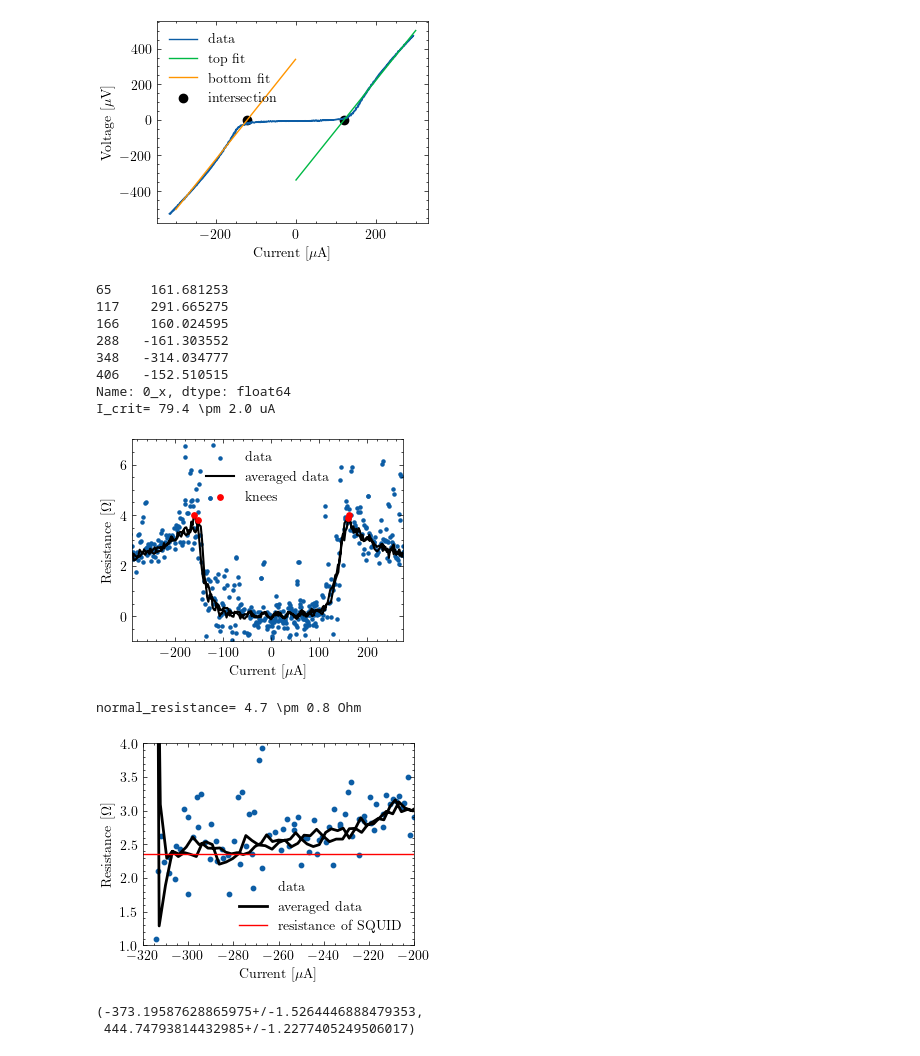
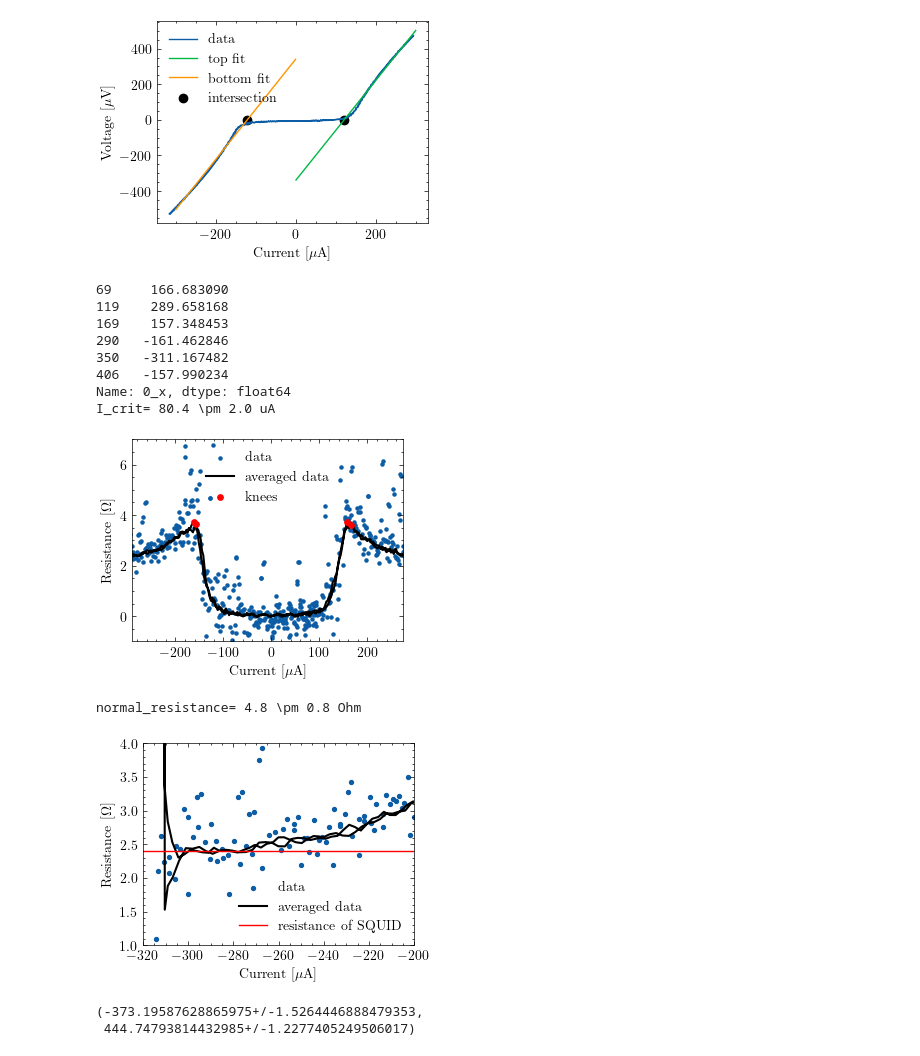
Before and after one commit to emhl/FP1, a Jupyter notebook: SQUID.ipynb, the cells around one changed output. Cells and saved outputs as stored; diff of their text form; code cells hidden in the pictures.

Commit message:
optimize plots

```diff
--- a/SQUID.ipynb
+++ b/SQUID.ipynb
@@ -129,7 +129,7 @@ print(f"width= {width*1e-3:L} mA")
 width= 0.2423 \pm 0.0026 mA
 [figure]
 # %%
-w = 4
+w = 8
 x,y = liquid_nitrogen['0_x'].rolling(window=w).mean(), liquid_nitrogen['0_y'].rolling(window=w).mean()
 plt.scatter(liquid_nitrogen['0_x'], np.gradient(liquid_nitrogen['0_y'], liquid_nitrogen['0_x']), s=5,label='data')
 
@@ -166,37 +166,37 @@ print(f"I_crit= {critical_current*1e6:L} uA")
 
 plt.savefig('SQUID/output/2-critical-current.pdf')
 # %% [output]
-65     161.681253
-117    291.665275
-166    160.024595
-288   -161.303552
-348   -314.034777
-406   -152.510515
+69     166.683090
+119    289.658168
+169    157.348453
+290   -161.462846
+350   -311.167482
+406   -157.990234
 Name: 0_x, dtype: float64
-I_crit= 79.4 \pm 2.0 uA
+I_crit= 80.4 \pm 2.0 uA
-[figure, old version]
+[figure, new version]
 # %%
-plt.scatter(liquid_nitrogen['0_x'], np.gradient(liquid_nitrogen['0_y'], liquid_nitrogen['0_x']), label='data',s=10)
-w = 4
+plt.scatter(liquid_nitrogen['0_x'], np.gradient(liquid_nitrogen['0_y'], liquid_nitrogen['0_x']), label='data',s=8)
+w = 8
 x,y = liquid_nitrogen['0_x'].rolling(window=w).mean(), liquid_nitrogen['0_y'].rolling(window=w).mean()
-plt.plot(x, np.gradient(y, x), label='averaged data',lw=2,c='k')
+plt.plot(x, np.gradient(y, x), label='averaged data',lw=1.5,c='k')
 
 plt.xlim(-320,-200)
 plt.ylim(1,4)
 
 
-resistance = un.ufloat(2.35,0.4)
+resistance = un.ufloat(2.4,0.4)
 normal_resistance = 2*resistance
 plt.axhline(resistance.n, label='resistance of SQUID',c='r')
 
 print(f"normal_resistance= {normal_resistance:L} Ohm")
 plt.xlabel('Current [$\mu$A]')
 plt.ylabel('Resistance [$\Omega$]')
 plt.legend()
 plt.savefig('SQUID/output/2-resistance.pdf')
 # %% [output]
-normal_resistance= 4.7 \pm 0.8 Ohm
+normal_resistance= 4.8 \pm 0.8 Ohm
-[figure, old version]
+[figure, new version]
 # %%
 calibr_temp = [21.2+273.15, 77.15]
 calibr_volts = [403*1e-3, 985*1e-3]
```
Also changed, not shown: parts of 2 cells of this notebook, 2 other files.
